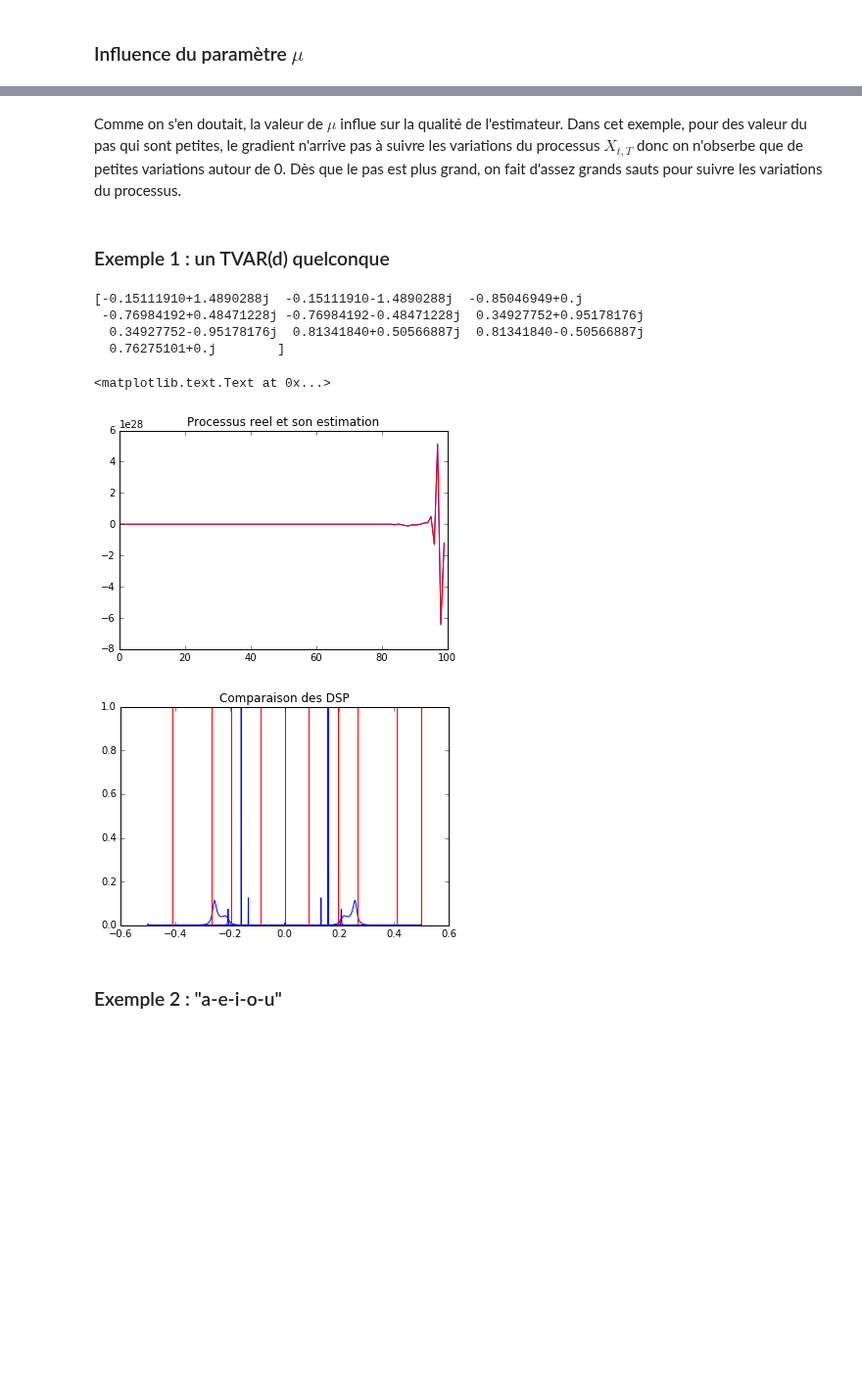
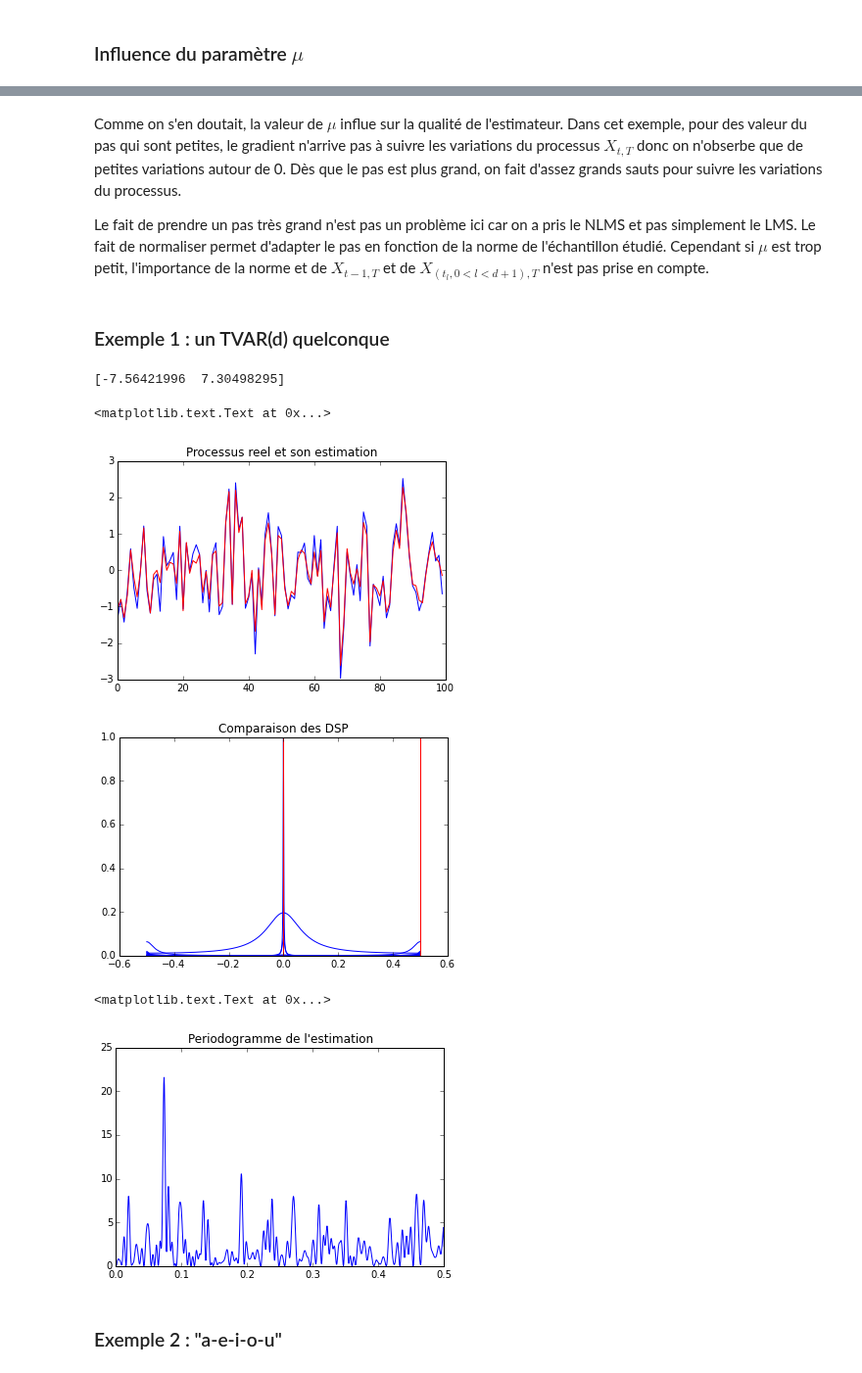
Before and after one commit to jngod2011/TVAR_Prediction, a Jupyter notebook: SIGMA205_exemple_TVAR(2).ipynb, the cells around one changed output, grey strips where cells are left out. Shown at 98% size. Cells and saved outputs as stored; diff of their text form; code cells hidden in the pictures; blank space fills up the shorter version.

```diff
--- a/SIGMA205_exemple_TVAR(2).ipynb
+++ b/SIGMA205_exemple_TVAR(2).ipynb
@@ -408,9 +381,11 @@ for mu in mu_array:
 # %% [markdown]
 Comme on s'en doutait, la valeur de $\mu$ influe sur la qualité de l'estimateur. Dans cet exemple, pour des valeur du pas qui sont petites, le gradient n'arrive pas à suivre les variations du processus $X_{t,T}$ donc on n'obserbe que de petites variations autour de 0. Dès que le pas est plus grand, on fait d'assez grands sauts pour suivre les variations du processus.
+
+Le fait de prendre un pas très grand n'est pas un problème ici car on a pris le NLMS et pas simplement le LMS. Le fait de normaliser permet d'adapter le pas en fonction de la norme de l'échantillon étudié. Cependant si $\mu$ est trop petit, l'importance de la norme et de $X_{t-1, T}$ et de $X_{(t_l, 0<l<d+1),T}$ n'est pas prise en compte.
 # %% [markdown]
 ### Exemple 1 : un TVAR(d) quelconque
 # %%
-d = 10
+d = 2
 T = int(1e2)
 mu = 5e-0 #d=2 -> mu = 1, d=10 -> mu = 0.5
 epsilon = np.random.randn(2*T)
@@ -430,7 +405,7 @@ dsp_X_est = dsp(theta_est, T, N)
 
 coeffs = np.ones(d+1)
 coeffs[1:] = theta[:,0].T
-roots = np.roots(coeffs)
+roots = np.roots(coeffs[::-1])
 print(roots)
 angles = np.angle(roots) / (2 * np.pi)
 
@@ -445,13 +420,25 @@ for k in np.arange(d):
     plt.axvline(x=angles[k], ymin=0, ymax=1, linewidth=1, color = 'r')
 plt.title("Comparaison des DSP")
 # %% [output]
-[-0.15111910+1.4890288j  -0.15111910-1.4890288j  -0.85046949+0.j
- -0.76984192+0.48471228j -0.76984192-0.48471228j  0.34927752+0.95178176j
-  0.34927752-0.95178176j  0.81341840+0.50566887j  0.81341840-0.50566887j
-  0.76275101+0.j        ]
+[-7.56421996  7.30498295]
 <matplotlib.text.Text at 0x...>
-[figure, old version]
+[figure, new version]
-[figure, old version]
+[figure, new version]
+# %%
+from scipy.signal import periodogram
+
+M = 2048
+
+f, Pxx = periodogram(X, nfft = M)
+
+plt.plot(f, Pxx, 'b')
+for k in np.arange(d):
+    if angles[k] >= 0:
+        plt.axvline(x=angles[k], ymin=0, ymax=1, linewidth=1, color = 'r')
+plt.title("Periodogramme de l'estimation")
+# %% [output]
+<matplotlib.text.Text at 0x...>
+[figure, added]
 # %% [markdown]
 ### Exemple 2 : "a-e-i-o-u"
 # %% [markdown]
```
Also changed, not shown: parts of 11 cells of this notebook, 1 other file.
